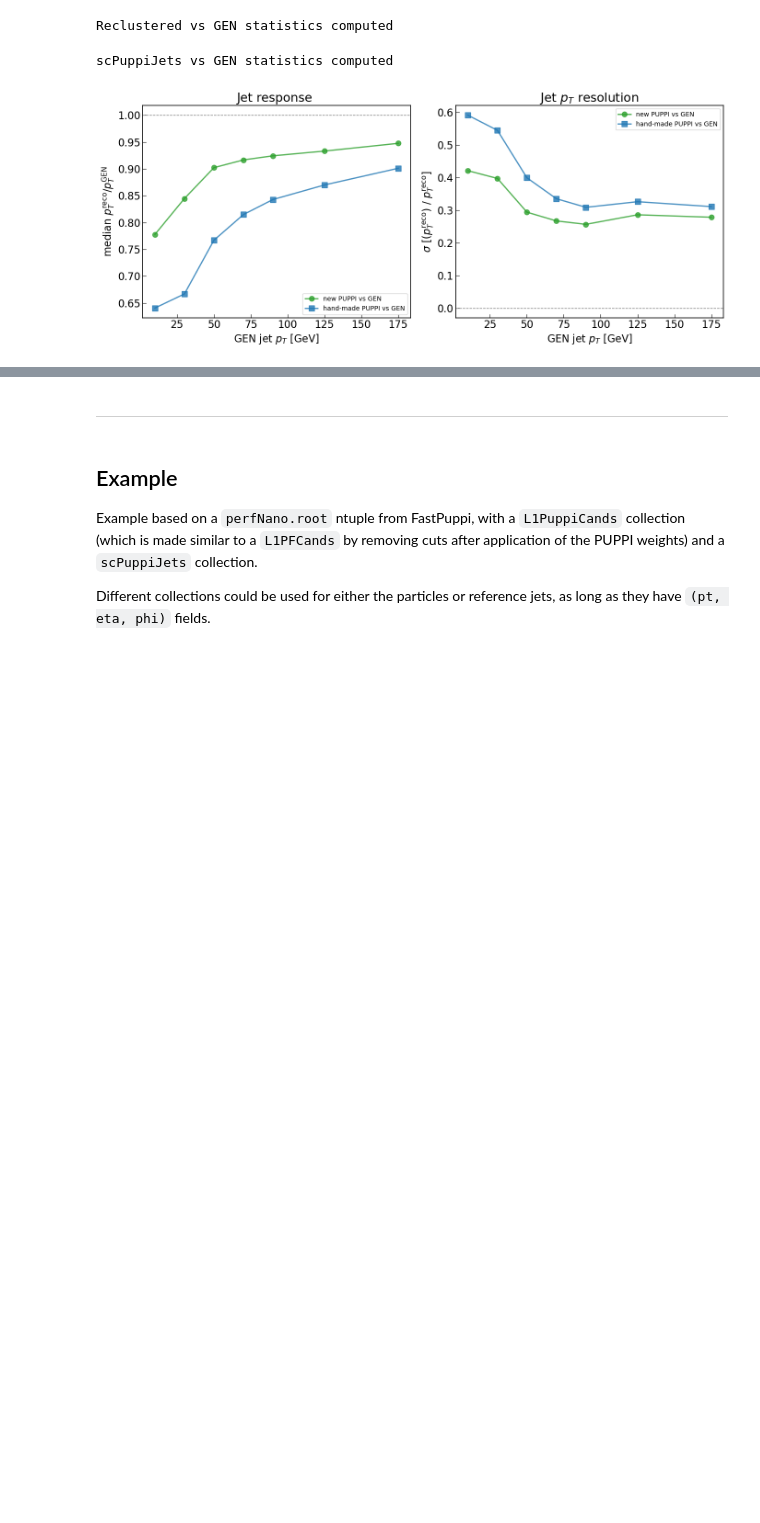
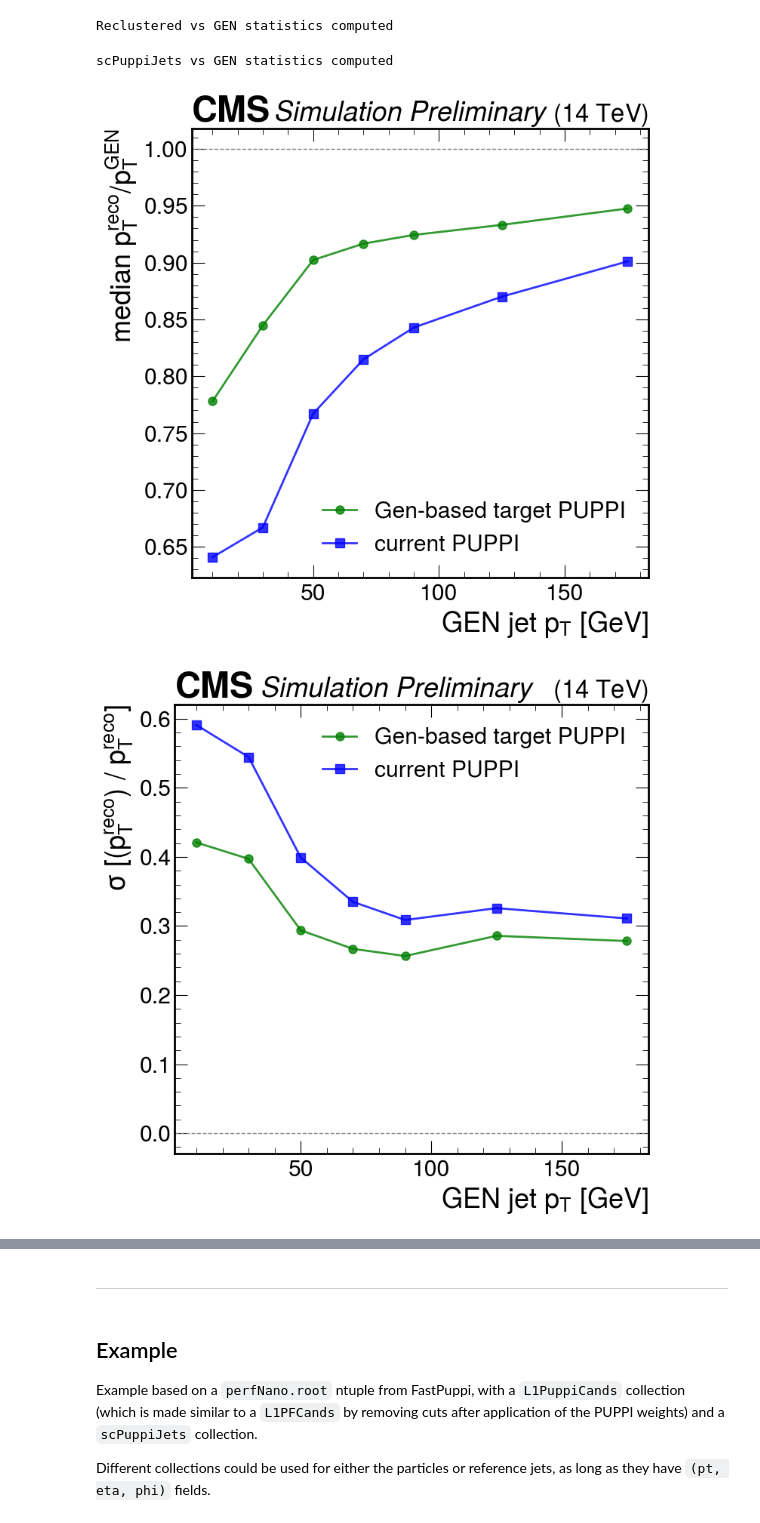
Before and after one commit to friti/Coffea4FastPUPPI, a Jupyter notebook: Notebooks/reclusteringSCJets_newpuppi_final.ipynb, the cells around one changed output, grey strips where cells are left out. Saved outputs shown, nothing was run; the diff lists cells and outputs as text; code cells hidden in the pictures; blank space fills up the shorter version.

Commit message:
updates on plotting

```diff
--- a/Notebooks/reclusteringSCJets_newpuppi_final.ipynb
+++ b/Notebooks/reclusteringSCJets_newpuppi_final.ipynb
@@ -1289,38 +1300,48 @@ print("scPuppiJets vs GEN statistics computed")
 # %% [output]
 scPuppiJets vs GEN statistics computed
 # %%
+
+# --- Comparison: Reclustered vs scPuppiJets (both against GEN) ---
+import mplhep as hep
+hep.style.use("CMS")
 # --- Comparison: Reclustered vs scPuppiJets (both against GEN) ---
 
-fig, axs = plt.subplots(1, 2, figsize=(14, 6))
+# Canvas 1: Response comparison
+fig1, ax1 = plt.subplots(figsize=(8, 8))
 
-# Left: Response comparison (using error on the mean, not RMS!)
-axs[0].plot(pt_bin_centers, median_response_gen_newpuppi, "o-", color="C2", linewidth=2, markersize=8,
-            label="new PUPPI vs GEN", alpha=0.8)
-axs[0].plot(pt_bin_centers, median_response_handmade_gen, "s-", color="C0", linewidth=2, markersize=8,
-            label="hand-made PUPPI vs GEN", alpha=0.8)
-axs[0].axhline(1.0, color="gray", linestyle="--", linewidth=1)
-axs[0].set_xlabel(r"GEN jet $p_T$ [GeV]")
-axs[0].set_ylabel(r"median $p_T^\mathrm{reco} / p_T^\mathrm{GEN}$")
-axs[0].set_title("Jet response ")
-axs[0].legend(fontsize=10)
-#axs[0].grid(True, alpha=0.3)
+ax1.plot(pt_bin_centers, median_response_gen_newpuppi, "o-", color="green", linewidth=2, markersize=8,
+         label="Gen-based target PUPPI", alpha=0.8)
+ax1.plot(pt_bin_centers, median_response_handmade_gen, "s-", color="blue", linewidth=2, markersize=8,
+         label="current PUPPI", alpha=0.8)
+ax1.axhline(1.0, color="gray", linestyle="--", linewidth=1)
+ax1.set_xlabel(r"GEN jet $p_T$ [GeV]")
+ax1.set_ylabel(r"median $p_T^\mathrm{reco} / p_T^\mathrm{GEN}$")
+ax1.set_title(" ")
 
-# Right: Resolution σ comparison
-axs[1].plot(pt_bin_centers, std_reco_newpuppi/pt_reco_median_newpuppi, "o-", color="C2", linewidth=2, markersize=8,
-            label="new PUPPI vs GEN", alpha=0.8)
-axs[1].plot(pt_bin_centers, std_reco_handmade/pt_reco_median_handmade, "s-", color="C0", linewidth=2, markersize=8,
-            label="hand-made PUPPI vs GEN", alpha=0.8)
-axs[1].axhline(0.0, color="gray", linestyle="--", linewidth=1)
-axs[1].set_xlabel(r"GEN jet $p_T$ [GeV]")
-axs[1].set_ylabel(r"$\sigma$ [($p_T^\mathrm{reco}$) / $p_T^\mathrm{reco}$]")
-axs[1].set_title("Jet $p_T$ resolution ")
-axs[1].legend(fontsize=10)
-#axs[1].grid(True, alpha=0.3)
-
+hep.cms.label("Preliminary", data=False, com=14, loc=0)
+ax1.legend()
 plt.tight_layout()
 plt.show()
+
+# Canvas 2: Resolution comparison
+fig2, ax2 = plt.subplots(figsize=(8, 8))
+
+ax2.plot(pt_bin_centers, std_reco_newpuppi / pt_reco_median_newpuppi, "o-", color="green", linewidth=2, markersize=8,
+         label="Gen-based target PUPPI", alpha=0.8)
+ax2.plot(pt_bin_centers, std_reco_handmade / pt_reco_median_handmade, "s-", color="blue", linewidth=2, markersize=8,
+         label="current PUPPI", alpha=0.8)
+ax2.axhline(0.0, color="gray", linestyle="--", linewidth=1)
+ax2.set_xlabel(r"GEN jet $p_T$ [GeV]")
+ax2.set_ylabel(r"$\sigma$ [($p_T^\mathrm{reco}$) / $p_T^\mathrm{reco}$]")
+ax2.set_title(" ")
+
+hep.cms.label("Preliminary", data=False, com=14, loc=0)
+ax2.legend()
+plt.tight_layout()
+plt.show()
 # %% [output]
-[figure, old version]
+[figure, new version]
+[figure, added]
 # %%
 # --- Comparison: Reclustered vs scPuppiJets (both against GEN) ---
 
```
Also changed, not shown: parts of 16 cells of this notebook, 1 other file.
